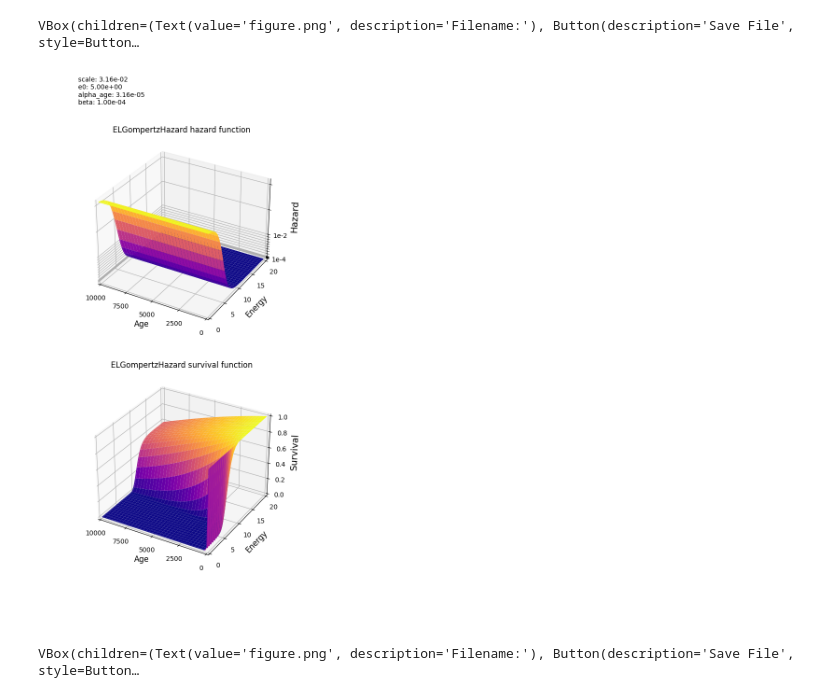
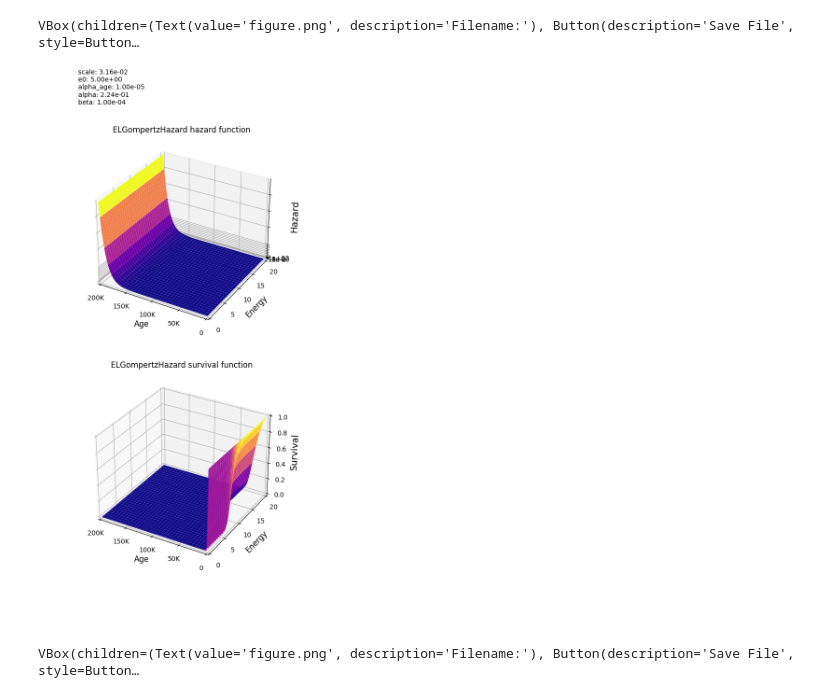
Before and after one commit to oist/emevo, a Jupyter notebook: notebooks/bd_rate.ipynb, the cells around one changed output. Saved outputs shown, nothing was run; the diff lists cells and outputs as text; code cells hidden in the pictures.

```diff
--- a/notebooks/bd_rate.ipynb
+++ b/notebooks/bd_rate.ipynb
@@ -232,17 +234,18 @@ def make_birth_widget(
 # %%
 make_hazard_widget(
     scale=(1e-3, 1.0),
     e0=(0, 10, False),
     alpha_age=(1e-7, 1e-3),
+    alpha=(0.1, 0.5),
     beta=(1e-5, 1e-3),
     methods=["hazard", "survival"],
-    age_max=10000,
+    age_max=200000,
     energy_max=20,
     hazard_cls=bd.ELGompertzHazard,
 )
 # %% [output]
 VBox(children=(Text(value='figure.png', description='Filename:'), Button(description='Save File', style=Button…
-[figure, old version]
+[figure, new version]
 # %%
 make_birth_widget(
     scale=(1e-6, 1e-3),
```
Also changed, not shown: parts of 1 cell of this notebook, 1 other file.
